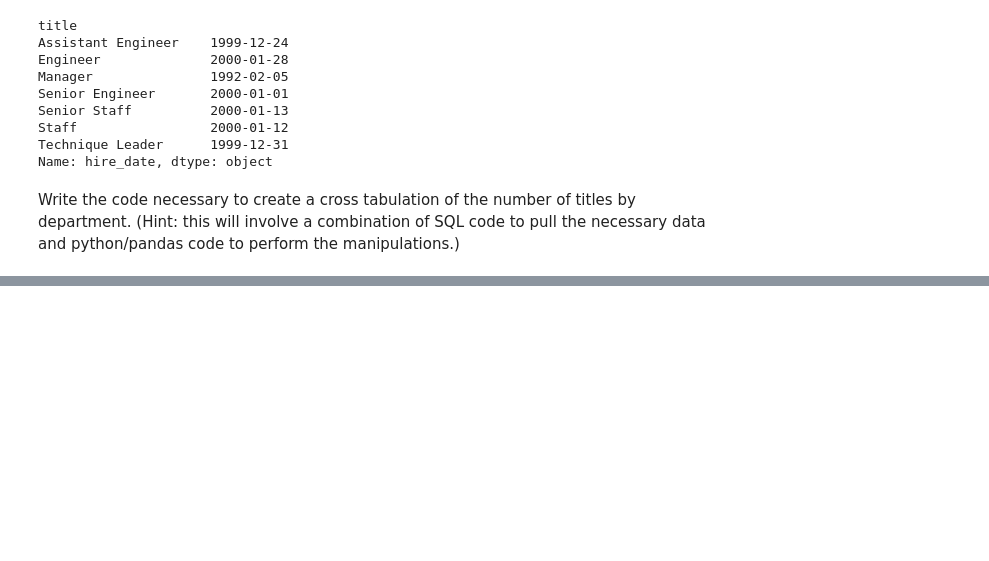
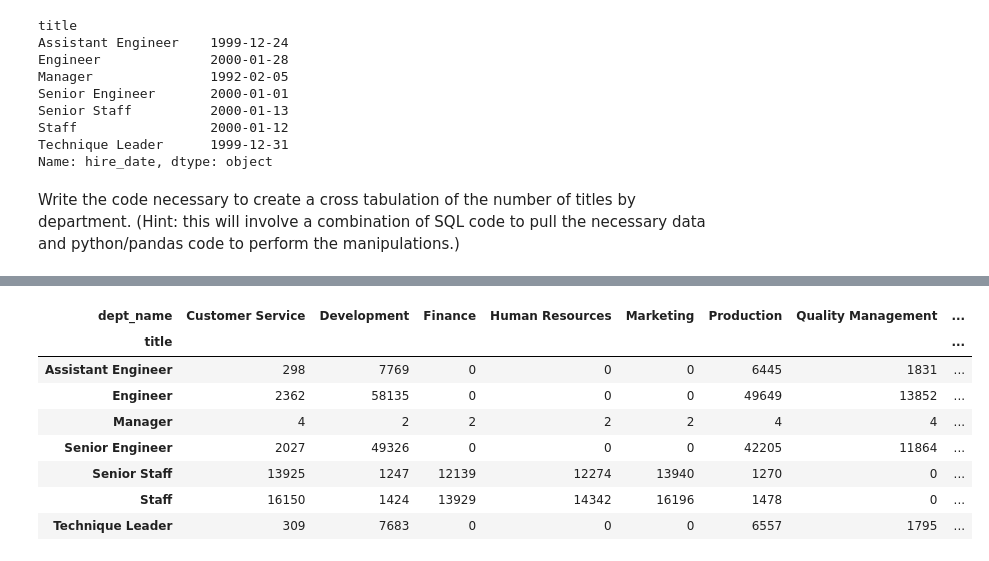
Before and after one commit to mannievilla/numpy-pandas-visualization-exercises, a Jupyter notebook: advanced_dataframes.ipynb, the cells around one changed output, grey strips where cells are left out. Cells and saved outputs as stored; diff of their text form; code cells hidden in the pictures; blank space fills up the shorter version.

```diff
--- a/advanced_dataframes.ipynb
+++ b/advanced_dataframes.ipynb
@@ -509,14 +509,3 @@ Name: hire_date, dtype: object
 # df.loc[df['Name'].str.contains("pokemon", case=False)]
 # %% [markdown]
 Write the code necessary to create a cross tabulation of the number of titles by department. (Hint: this will involve a combination of SQL code to pull the necessary data and python/pandas code to perform the manipulations.)
-# %%
-dept_title = '''
-                    SELECT t.emp_no,
-                    t.title,
-                    t.from_date,
-                    t.to_date,
-                    d.dept_name
-                    FROM departments AS d
-                    JOIN dept_emp AS de USING(dept_no)
-                    JOIN titles AS t USING(emp_no);
-                    '''
@@ -575,0 +525,2 @@ current_titles_crosstab
+# %%
+department_titles_df = pd.read_sql(dept_title, get_db_url('employees'))
@@ -575,0 +536,12 @@ current_titles_crosstab
+# %%
+pd.crosstab(department_titles_df.title, department_titles_df.dept_name)
+# %% [output]
+| dept_name | Customer Service | Development | Finance | Human Resources | Marketing | Production | Quality Management | ... |
+| title |  |  |  |  |  |  |  | ... |
+| Assistant Engineer | 298 | 7769 | 0 | 0 | 0 | 6445 | 1831 | ... |
+| Engineer | 2362 | 58135 | 0 | 0 | 0 | 49649 | 13852 | ... |
+| Manager | 4 | 2 | 2 | 2 | 2 | 4 | 4 | ... |
+| Senior Engineer | 2027 | 49326 | 0 | 0 | 0 | 42205 | 11864 | ... |
+| Senior Staff | 13925 | 1247 | 12139 | 12274 | 13940 | 1270 | 0 | ... |
+| Staff | 16150 | 1424 | 13929 | 14342 | 16196 | 1478 | 0 | ... |
+| Technique Leader | 309 | 7683 | 0 | 0 | 0 | 6557 | 1795 | ... |
```
Also changed, not shown: parts of 11 cells of this notebook.
